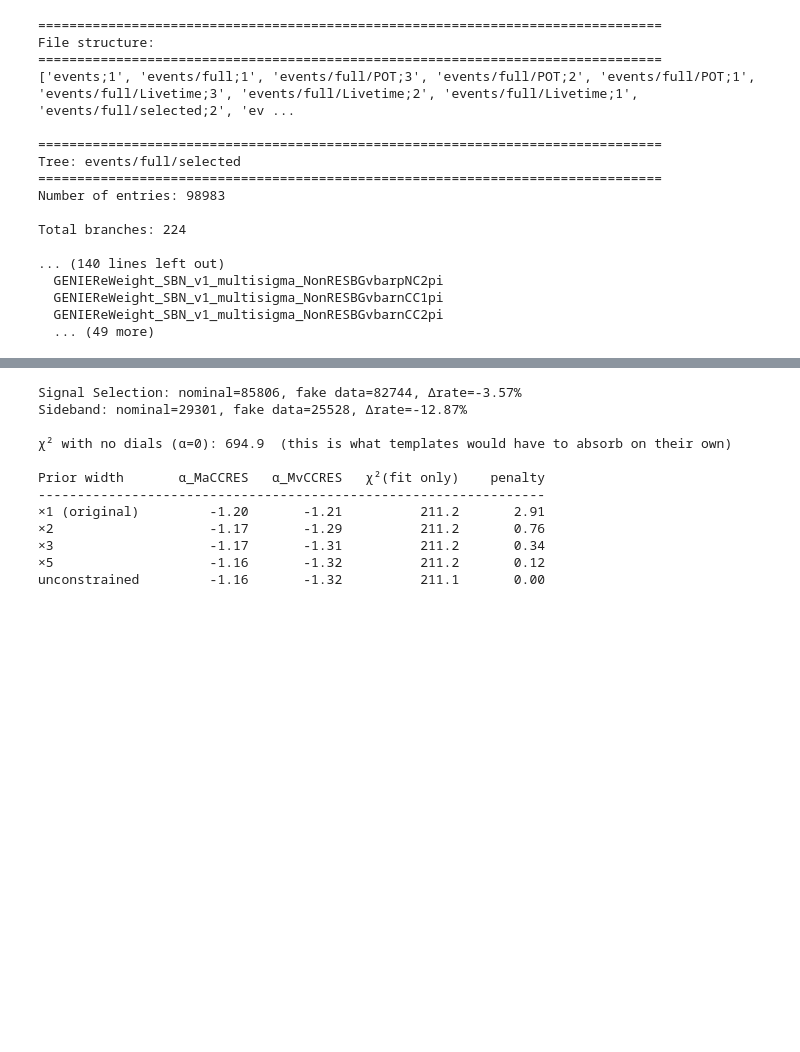
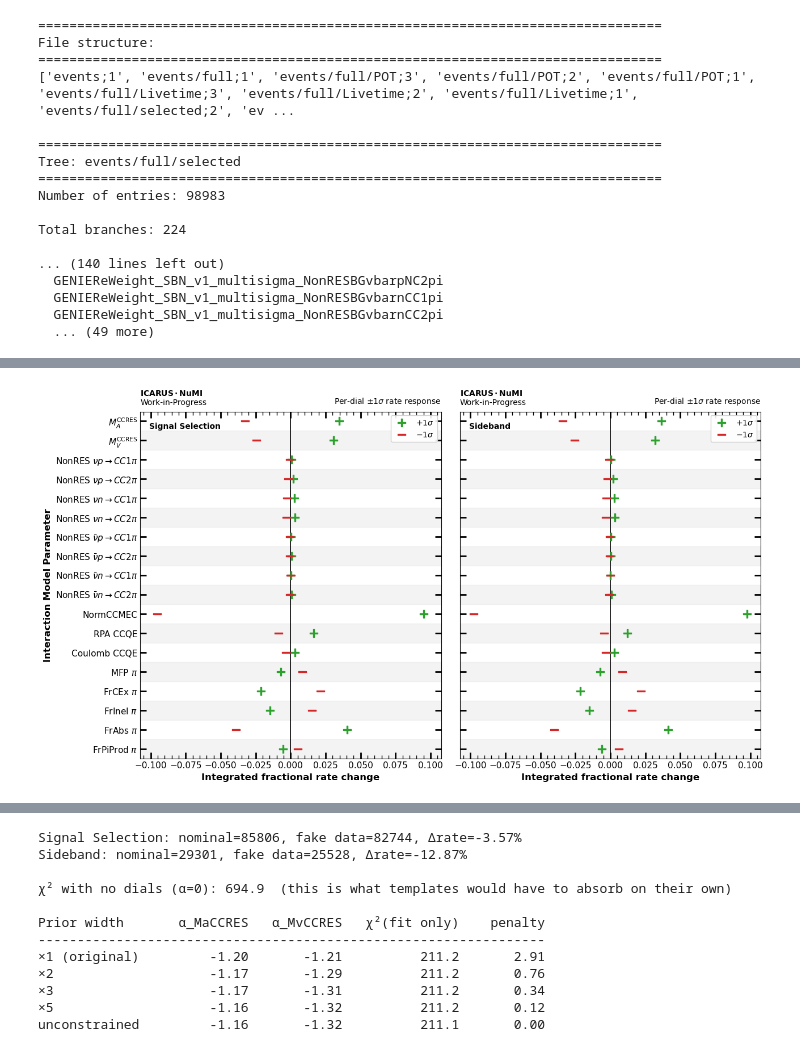
Before and after one commit to rvizarreta/gundam-icarus, a Jupyter notebook: Notebooks/dpT/DialResponse_Studies.ipynb, the cells around one changed output, grey strips where cells are left out. Cells and saved outputs as stored; diff of their text form; code cells hidden in the pictures; blank space fills up the shorter version.

```diff
--- a/Notebooks/dpT/DialResponse_Studies.ipynb
+++ b/Notebooks/dpT/DialResponse_Studies.ipynb
@@ -8,7 +8,7 @@ FILE = Path(
     "GoogleDrive-rvizarreta14@gmail.com/My Drive/"
     "🏛 PhD Repository/🚀 Research/🤖 Experiments&Projects/"
     "ICARUS/ICARUS_CC0pi_Selection/data/"
-    "icarus_numi_numu_mc_onbeam_offbeam_syst_gundam_withPCA.root"
+    "icarus_numi_numu_mc_onbeam_offbeam_syst_gundam_withPCA_NormCCRES.root"
 )
 
 f = uproot.open(FILE)
@@ -346,0 +319,98 @@ Sideband: computed responses for 18 dials
+# %%
+# === Cell 8 (split, final styling): smaller ± markers in green/red ===
+fig, (ax_sig, ax_side) = plt.subplots(
+    1, 2, figsize=(13, max(5, 0.4 * len(DIALS))), sharey=True
+)
+
+dial_names = list(DIALS.keys())
+y = np.arange(len(dial_names))
+
+sig_plus,  sig_minus  = [], []
+side_plus, side_minus = [], []
+for dial in dial_names:
+    h0, hp, hm = responses["Signal Selection"][dial]
+    n0 = h0.sum()
+    sig_plus .append((hp.sum() - n0) / n0 if n0 > 0 else 0.0)
+    sig_minus.append((hm.sum() - n0) / n0 if n0 > 0 else 0.0)
+
+    h0, hp, hm = responses["Sideband"][dial]
+    n0 = h0.sum()
+    side_plus .append((hp.sum() - n0) / n0 if n0 > 0 else 0.0)
+    side_minus.append((hm.sum() - n0) / n0 if n0 > 0 else 0.0)
+
+PLUS_COLOR  = "#2ca02c"   # green
+MINUS_COLOR = "#d62728"   # red
+
+
+def style_panel(ax, plus, minus, region_label):
+    # Alternating row shading — odd rows shaded, so row 0 has no shadow
+    for i in range(len(dial_names)):
+        if i % 2 == 1:
+            ax.axhspan(i - 0.5, i + 0.5,
+                       color="lightgray", alpha=0.25, zorder=0)
+
+    # Smaller, semantic ± markers
+    ax.scatter(plus,  y, marker=r"$\mathbf{+}$", s=90, color=PLUS_COLOR,
+               label=r"$+1\sigma$", zorder=4)
+    ax.scatter(minus, y, marker=r"$\mathbf{-}$", s=90, color=MINUS_COLOR,
+               label=r"$-1\sigma$", zorder=4)
+
+    # Zero reference line
+    ax.axvline(0, color="black", lw=1.2, zorder=2)
+
+    # Y axis
+    ax.set_yticks(y)
+    ax.set_yticklabels([DIALS[d] for d in dial_names])
+    ax.set_ylim(len(dial_names) - 0.5, -0.5)
+
+    # X axis
+    ax.set_xlabel("Integrated fractional rate change",
+                  fontsize=12, weight="bold")
+
+    # Ticks (ICARUS style)
+    ax.tick_params(axis="both", which="major",
+                   labelsize=11, size=8, width=2, direction="in",
+                   top=True, right=True, left=True, bottom=True)
+    ax.tick_params(axis="x", which="minor",
+                   size=4, width=1, direction="in",
+                   top=True, bottom=True)
+    ax.xaxis.set_minor_locator(plt.matplotlib.ticker.AutoMinorLocator())
+    ax.yaxis.set_minor_locator(plt.NullLocator())
+
+    # Region label inside the panel
+    ax.text(0.03, 0.97, region_label,
+            transform=ax.transAxes, fontsize=10, color="black",
+            weight="bold", ha="left", va="top")
+
+    ax.legend(loc="upper right", fontsize=10, framealpha=0.9)
+
+
+style_panel(ax_sig,  sig_plus,  sig_minus,  "Signal Selection")
+style_panel(ax_side, side_plus, side_minus, "Sideband")
+
+ax_sig.set_ylabel("Interaction Model Parameter",
+                  fontsize=12, weight="bold")
+
+all_vals = sig_plus + sig_minus + side_plus + side_minus
+xmax = 1.1 * max(abs(v) for v in all_vals)
+ax_sig.set_xlim(-xmax, xmax)
+ax_side.set_xlim(-xmax, xmax)
+
+# ICARUS title block on each panel
+for ax in (ax_sig, ax_side):
+    ax.text(0.0, 1.015,
+            r"$\bf{ICARUS \cdot NuMI}$" + "\n" + "Work-in-Progress",
+            transform=ax.transAxes, fontsize=10,
+            verticalalignment="bottom", horizontalalignment="left")
+    ax.text(1.0, 1.015,
+            r"Per-dial $\pm 1\sigma$ rate response",
+            transform=ax.transAxes, fontsize=10,
+            verticalalignment="bottom", horizontalalignment="right")
+
+fig.tight_layout()
+fig.savefig(OUT_DIR / "summary_rate_response_split.pdf", bbox_inches="tight")
+fig.savefig(OUT_DIR / "summary_rate_response_split.png",
+            dpi=150, bbox_inches="tight")
+plt.show()
+# %% [output]
+[figure, added]
```
Also changed, not shown: parts of 7 cells of this notebook, 25 other files.
